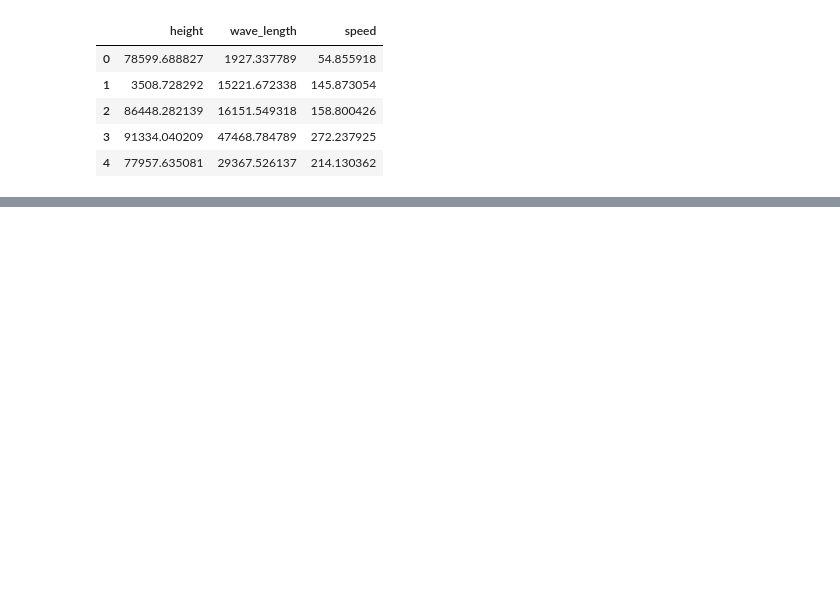
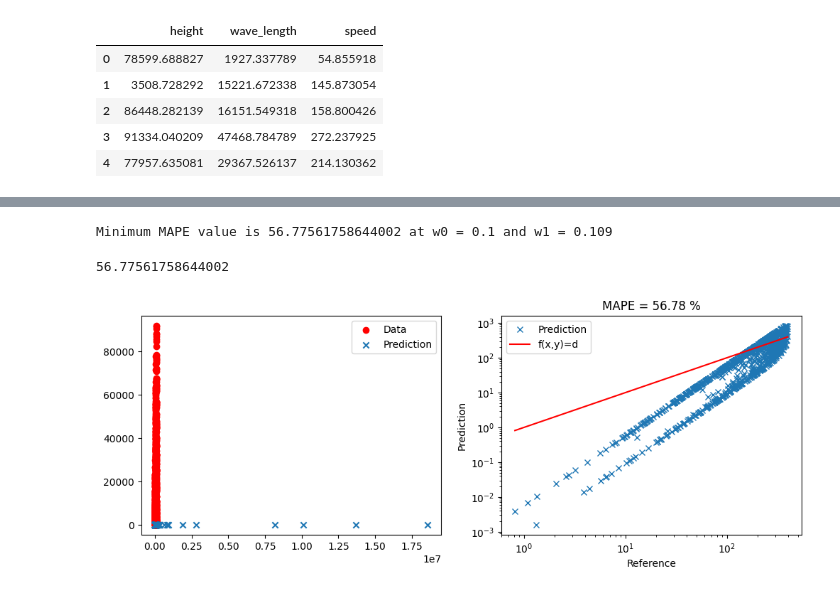
Before and after one commit to CtrlC-CtrlV-ftw/newrepoass2, a Jupyter notebook: 1B - Linear Regression.ipynb, the cells around one changed output, grey strips where cells are left out. Cells and saved outputs as stored; diff of their text form; code cells hidden in the pictures; blank space fills up the shorter version.

```diff
--- a/1B - Linear Regression.ipynb
+++ b/1B - Linear Regression.ipynb
@@ -37,0 +134,15 @@ plt.plot(data_swapped["x0"], data_swapped["x1"], '.', ls="")
+# %%
+mape_matrix = np.zeros((200, 200))
+for i in range(200):
+    for j in range(200):
+        mape_matrix[i, j] = linear_network(data_swapped["x0"], data_swapped["x1"], [i/1000 - 0.1, j/1000 - 0.1], data_swapped["x2"])[3]
+
+# Get the coordinates of the minimum value of mape
+min_mape = np.where(mape_matrix == np.min(mape_matrix))
+print(f"Minimum MAPE value is {np.min(mape_matrix)} at w0 = {min_mape[0][0]/1000 - 0.1} and w1 = {min_mape[1][0]/1000 - 0.1}")
+
+fit_and_validate([min_mape[0][0]/1000 - 0.1, min_mape[1][0]/1000 - 0.1], data_swapped, data_swapped, linear_network)
+# %% [output]
+Minimum MAPE value is 56.77561758644002 at w0 = 0.1 and w1 = 0.109
+56.77561758644002
+[figure, added]
```
Also changed, not shown: parts of 4 cells of this notebook.
